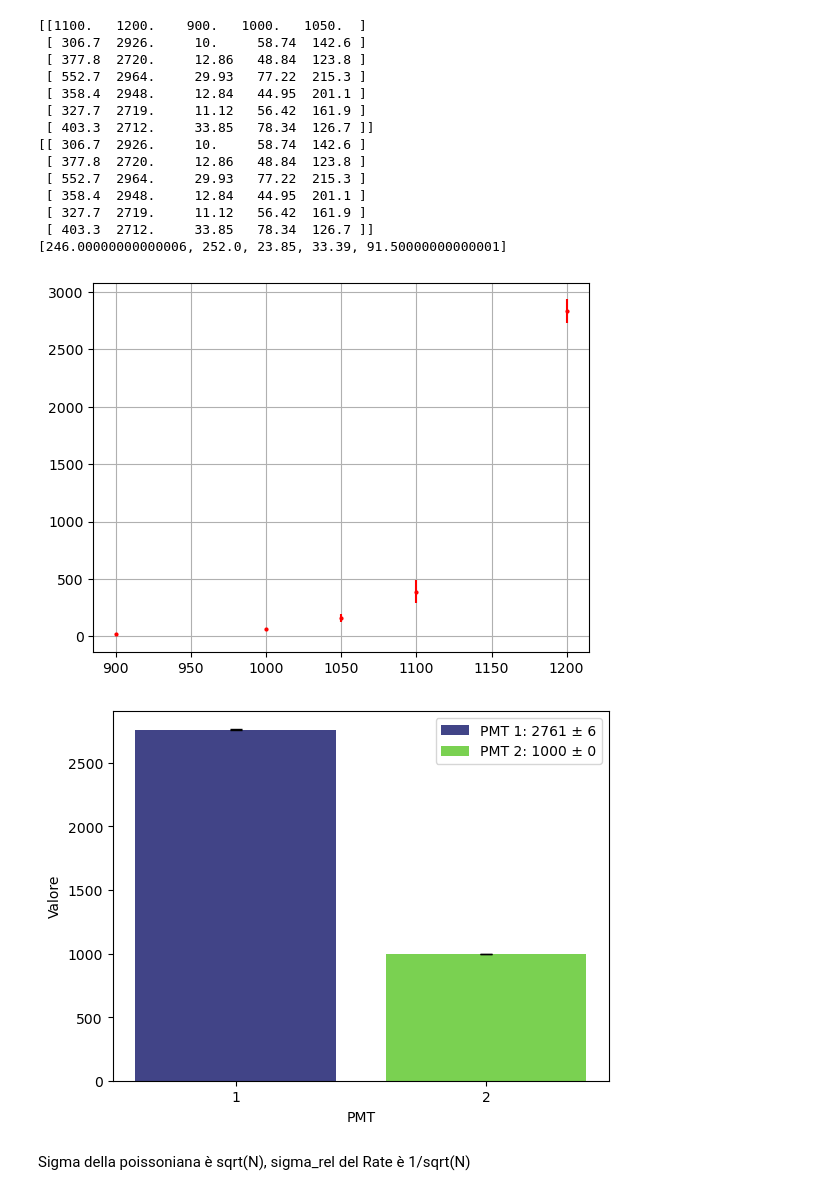
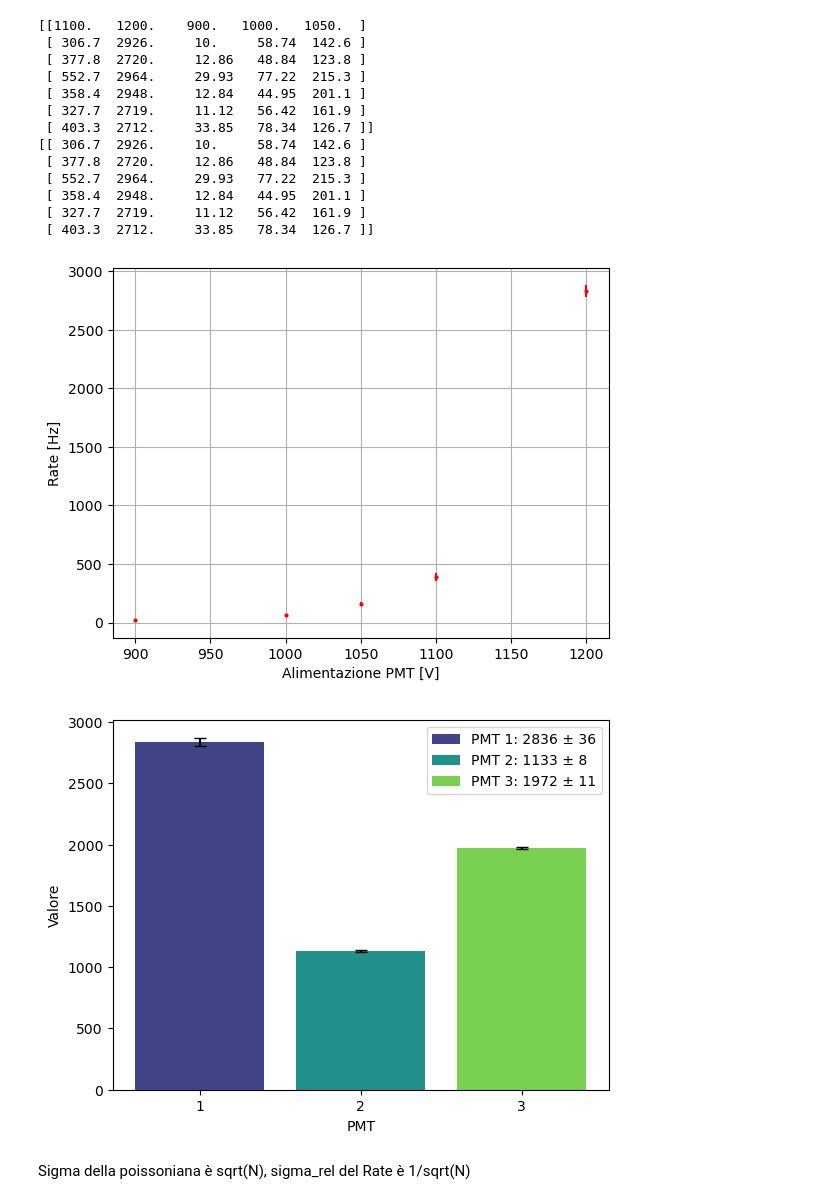
Before and after one commit to sofiamanzini/esperienza-preliminare, a Jupyter notebook: codice.ipynb, the cells around one changed output. Drawn from its saved outputs; the diff is of its cells as text; code cells hidden in the pictures.

```diff
--- a/codice.ipynb
+++ b/codice.ipynb
@@ -1,6 +1,11 @@
 # %%
 import numpy as np
 import matplotlib.pyplot as plt
+from scipy import stats
+
+#deviazione standard della media campionaria
+def sigma_media(x):
+    return x.std(ddof=1, axis=0) / np.sqrt(len(x)), x.mean(axis=0)
 # %%
 FILE = "Ratebis.txt"
 
@@ -11,10 +16,7 @@ r=data[1:,:]
 print(data)
 print(r)
 
-diffs = [max(colonna) - min(colonna) for colonna in zip(*r)]
-sigma=diffs/np.sqrt(6)
-print(diffs)
-media=sum(r)/len(r)
+sigma, media = sigma_media(r)
 
 
 
@@ -22,6 +24,9 @@ media=sum(r)/len(r)
 plt.errorbar(ddp, media , yerr=sigma, fmt="o", markersize=2,color="red")
 
 plt.grid()
+plt.xlabel("Alimentazione PMT [V]")
+plt.ylabel("Rate [Hz]")
+
 
 plt.show()
 # %% [output]
@@ -38,42 +43,44 @@ plt.show()
  [ 358.4  2948.     12.84   44.95  201.1 ]
  [ 327.7  2719.     11.12   56.42  161.9 ]
  [ 403.3  2712.     33.85   78.34  126.7 ]]
-[246.00000000000006, 252.0, 23.85, 33.39, 91.50000000000001]
-[figure, old version]
+[figure, new version]
 # %%
 import numpy as np
 import matplotlib.pyplot as plt
 
 FILE = "Conteggi scaler.txt"
 data = np.loadtxt(FILE, unpack=True)
 
 pmt     = np.asarray(data[0, :]).ravel()
-conteggi = data[1:, :]                      # forma (n_eventi, n_pmt)
+conteggi = data[1:, :]
 
-diffs = np.array([max(col) - min(col) for col in zip(*conteggi)])
-sigma = diffs / np.sqrt(len(conteggi))
-media = np.mean(conteggi, axis=0)            # media per PMT -> array 1D
+
+
+sigma,media=sigma_media(conteggi)
+
+
+
 
 colors = plt.cm.viridis(np.linspace(0.2, 0.8, len(pmt)))
 
 fig, ax = plt.subplots()
 
 for i, p in enumerate(pmt):
     ax.bar(
         p, media[i], yerr=sigma[i],
         capsize=4, color=colors[i],
         label=f"PMT {int(p)}: {media[i]:.0f} ± {sigma[i]:.0f}"
     )
 
-ax.set_xticks(pmt)                            # <-- tick sulle posizioni dei PMT
-ax.set_xticklabels([str(int(p)) for p in pmt])# <-- etichette intere
+ax.set_xticks(pmt)
+ax.set_xticklabels([str(int(p)) for p in pmt])
 ax.set_xlabel("PMT")
 ax.set_ylabel("Valore")
 ax.legend()
 
 plt.show()
 # %% [output]
-[figure, old version]
+[figure, new version]
 # %%
 def Rate_netto(Ns, Nb, ts, tb):
     R=(Ns/ts - Nb/tb)
```
Also changed, not shown: parts of 5 cells of this notebook, 15 other files.
